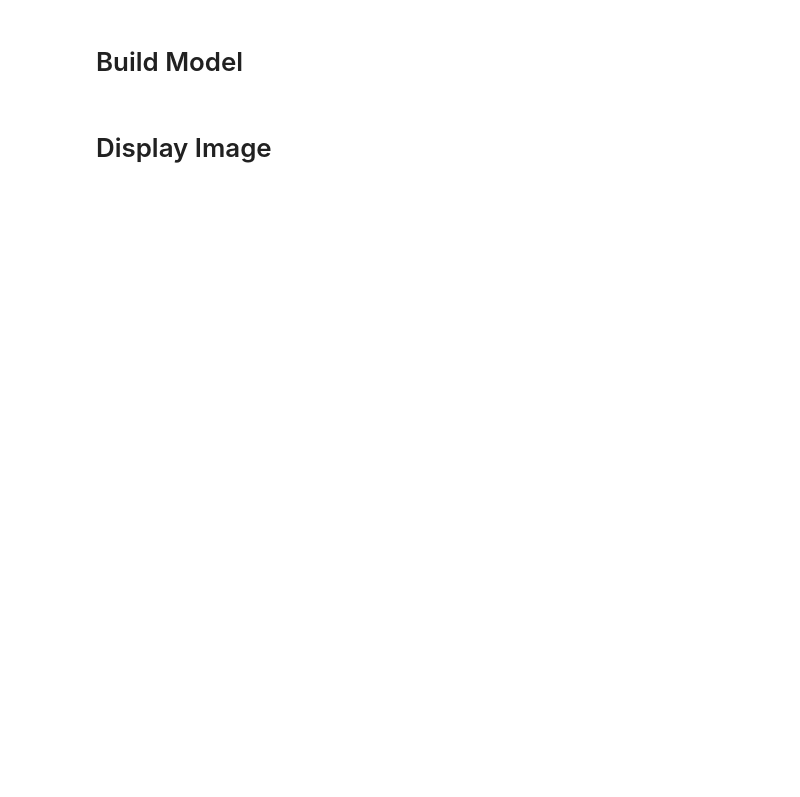
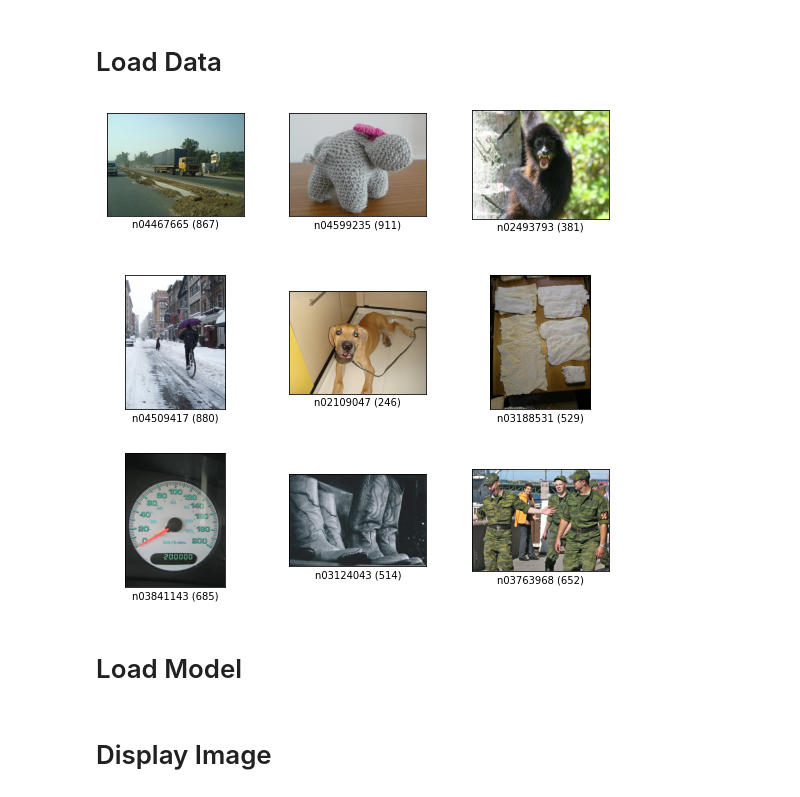
Before and after one commit to WeiHao97/deepxplore, a Jupyter notebook: ImageNet/int8vsft32.ipynb, the cells around one changed output. Saved outputs shown, nothing was run; the diff lists cells and outputs as text; code cells hidden in the pictures; blank space fills up the shorter version.

```diff
--- a/ImageNet/int8vsft32.ipynb
+++ b/ImageNet/int8vsft32.ipynb
@@ -45,0 +49,11 @@ with open('test_images.npy', 'rb') as f:
+# %% [markdown]
+# Load Data
+# %%
+BATCH_SIZE = 50
+tfds_dataset2, tfds_info  = tfds.load(name='imagenet2012_subset', split='validation[-20%:]', with_info=True,
+                                     data_dir='/local/rcs/wei/image_net/')
+#tf.compat.v1.data.make_one_shot_iterator(tfds_dataset1).get_next()
+# %%
+figs = tfds.show_examples(tfds_dataset2, tfds_info)
+# %% [output]
+[figure, added]
@@ -46,5 +62,5 @@ with open('test_images.npy', 'rb') as f:
 # %% [markdown]
-# Build Model
+# Load Model
 # %%
 # input image dimensions
 img_rows, img_cols = 224 ,224
```
Also changed, not shown: parts of 44 cells of this notebook, 4 other files.
